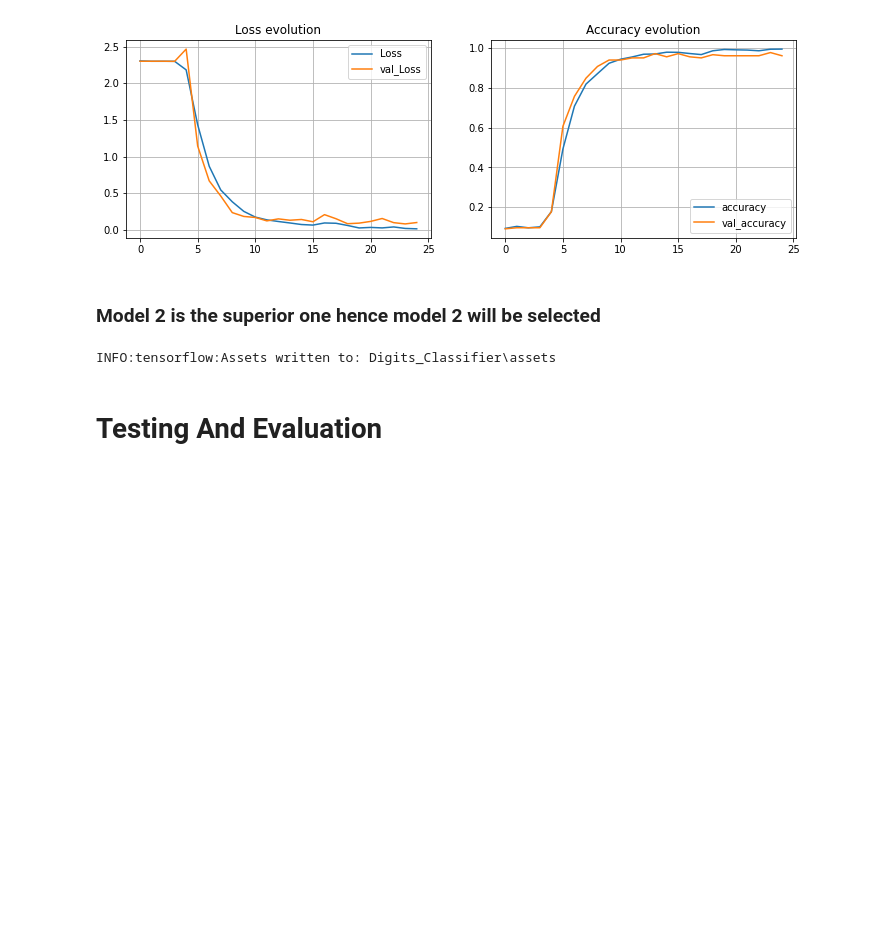
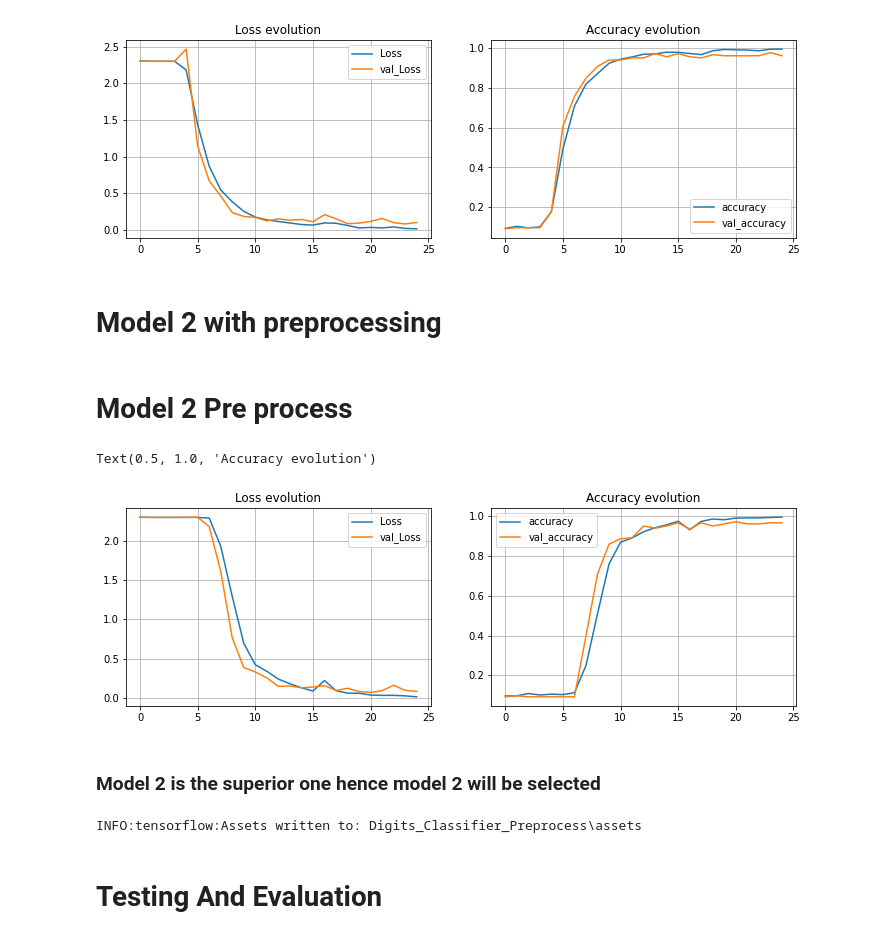
Before and after one commit to D-VPN/M2-D-VPN, a Jupyter notebook: tf-model/hand-sign-digits-recognition.ipynb, the cells around one changed output. Cells and saved outputs as stored; diff of their text form; code cells hidden in the pictures; blank space fills up the shorter version.

Commit message:
create new model with preprocessing done inside model

```diff
--- a/tf-model/hand-sign-digits-recognition.ipynb
+++ b/tf-model/hand-sign-digits-recognition.ipynb
@@ -122,5 +127,5 @@ images = 2062   | width = 64    | height = 64   | channels = 3
 # %%
-images = images.astype('float32')/255.0
+# images = images.astype('float32')/255.0
 # %%
 images[0][0][0]
 # %% [output]
@@ -307,6 +373,10 @@ mlp.compile(loss ='categorical_crossentropy', optimizer=adam ,metrics =['accurac
 adam = Adam(lr=learning_rate)
 
 mlp2.compile(loss ='categorical_crossentropy', optimizer=adam ,metrics =['accuracy'])
+# %%
+adam = Adam(lr=learning_rate)
+
+mlp2_preprocess.compile(loss ='categorical_crossentropy', optimizer=adam ,metrics =['accuracy'])
 # %% [markdown]
 ### Train
 # %%
@@ -361,3 +431,6 @@ Epoch 24/25
 27/27 [==============================] - 2s 77ms/step - loss: 0.0398 - accuracy: 0.9910 - val_loss: 0.1075 - val_accuracy: 0.9731
 Epoch 25/25
 27/27 [==============================] - 2s 73ms/step - loss: 0.0128 - accuracy: 0.9962 - val_loss: 0.0805 - val_accuracy: 0.9785
+# %%
+history2_preprocess = mlp2_preprocess.fit(X_train, y_train, batch_size=64, epochs=nr_epochs, validation_split=0.1, shuffle = True, verbose=1,
+                  callbacks=[get_tensorboard('Model 2 MLP-PRE-VAL')])
@@ -408,12 +499,35 @@ plt.title('Accuracy evolution')
 # %% [output]
 Text(0.5, 1.0, 'Accuracy evolution')
 [figure]
+# %% [markdown]
+# Model 2 with preprocessing
+# %% [markdown]
+# Model 2 Pre process
+# %%
+plt.figure(figsize=(12, 8))
+
+plt.subplot(2, 2, 1)
+plt.plot(history2_preprocess.history['loss'], label='Loss')
+plt.plot(history2_preprocess.history['val_loss'], label='val_Loss')
+plt.legend()
+plt.grid()
+plt.title('Loss evolution')
+
+plt.subplot(2, 2, 2)
+plt.plot(history2_preprocess.history['accuracy'], label='accuracy')
+plt.plot(history2_preprocess.history['val_accuracy'], label='val_accuracy')
+plt.legend()
+plt.grid()
+plt.title('Accuracy evolution')
+# %% [output]
+Text(0.5, 1.0, 'Accuracy evolution')
+[figure, added]
 # %% [markdown]
 ### Model 2 is the superior one hence model 2 will be selected
-# %%
-mlp2.save('Digits_Classifier')
-# %% [output]
-INFO:tensorflow:Assets written to: Digits_Classifier\assets
+# %%
+mlp2_preprocess.save('Digits_Classifier_Preprocess')
+# %% [output]
+INFO:tensorflow:Assets written to: Digits_Classifier_Preprocess\assets
 # %% [markdown]
 # Testing And Evaluation
 # %%
```
Also changed, not shown: parts of 11 cells of this notebook, 4 other files.
